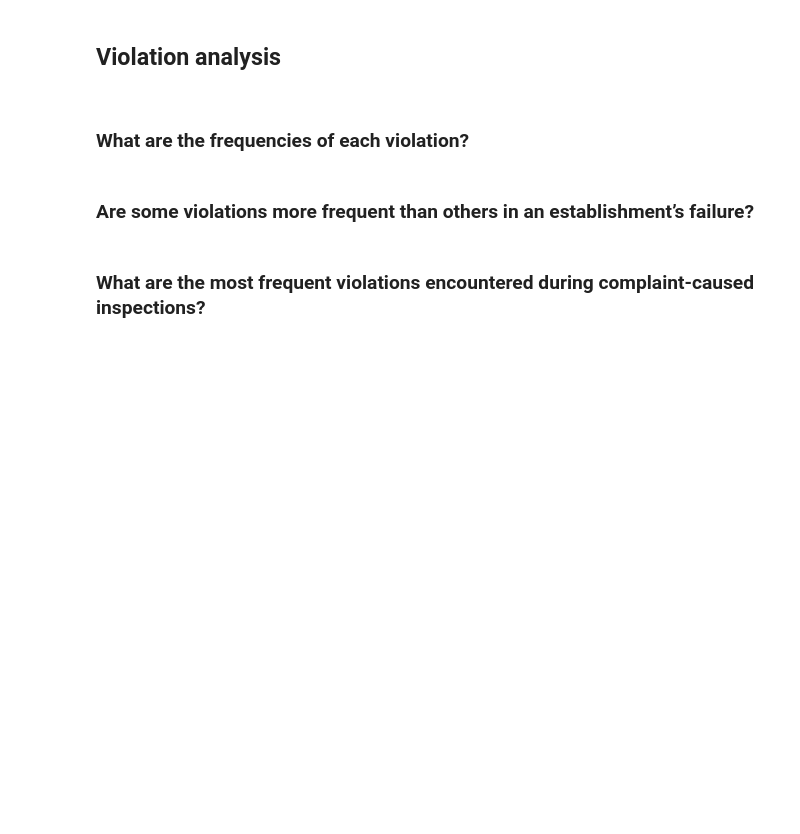
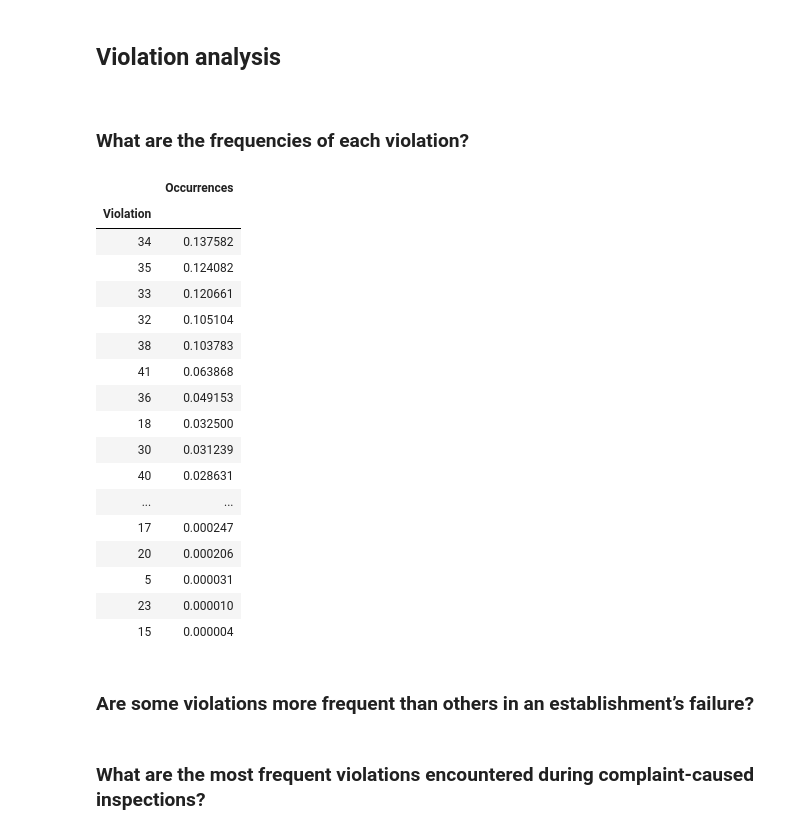
Before and after one commit to Gondolav/ADA-project, a Jupyter notebook: notebook.ipynb, the cells around one changed output. Drawn from its saved outputs; the diff is of its cells as text; code cells hidden in the pictures; blank space fills up the shorter version.

```diff
--- a/notebook.ipynb
+++ b/notebook.ipynb
@@ -676,6 +710,33 @@ dtype: float64
 <a id="violation"></a>
 # %% [markdown]
 ### What are the frequencies of each violation?
+# %%
+df_occ = df_violations.copy()
+df_occ['Text'] = df_occ['Violation'].apply(lambda s: re.search(r'^[0-9]'))
+df_occ['Violation'] = df_occ['Violation'].apply(lambda s: re.search(r'^[0-9]+', s).group(0)).astype('int32')
+df_occ = df_occ.groupby(['Violation']).count().rename(columns={'Comment': 'Occurrences'})
+df_occ = df_occ / df_occ.sum(axis=0)
+df_occ = df_occ.sort_values(by='Occurrences', ascending=False)
+df_occ
+# %% [output]
+|  | Occurrences |
+| Violation |  |
+| 34 | 0.137582 |
+| 35 | 0.124082 |
+| 33 | 0.120661 |
+| 32 | 0.105104 |
+| 38 | 0.103783 |
+| 41 | 0.063868 |
+| 36 | 0.049153 |
+| 18 | 0.032500 |
+| 30 | 0.031239 |
+| 40 | 0.028631 |
+| ... | ... |
+| 17 | 0.000247 |
+| 20 | 0.000206 |
+| 5 | 0.000031 |
+| 23 | 0.000010 |
+| 15 | 0.000004 |
 # %% [markdown]
 ### Are some violations more frequent than others in an establishment’s failure?
 # %% [markdown]
```
Also changed, not shown: parts of 14 cells of this notebook.
